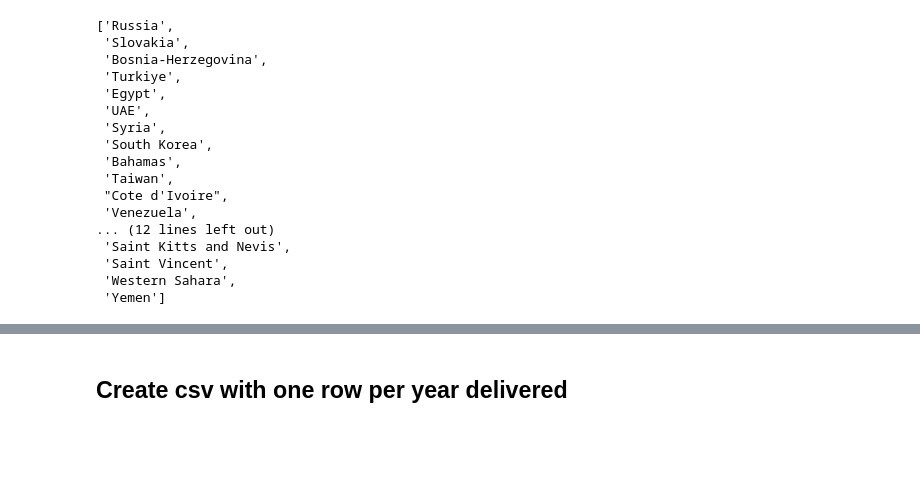
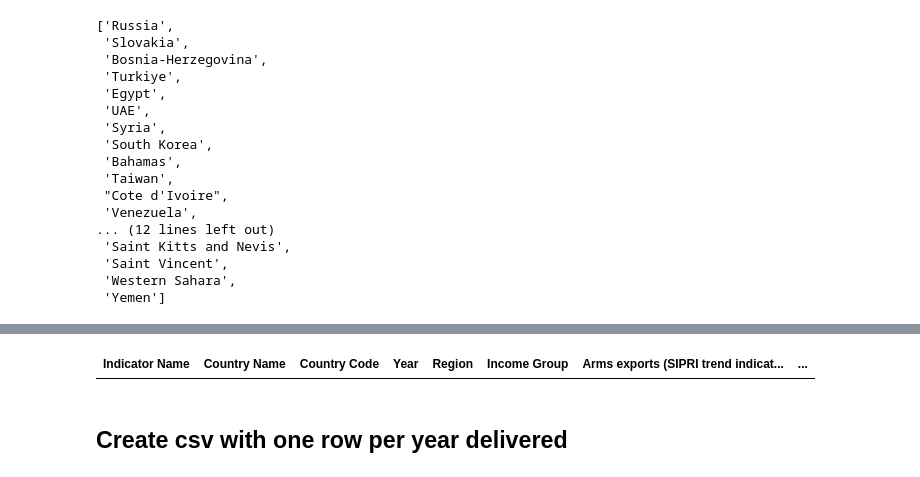
Before and after one commit to ClaytonB-3/arms-trade-proj, a Jupyter notebook: data_cleaning.ipynb, the cells around one changed output, grey strips where cells are left out. Cells and saved outputs as stored; diff of their text form; code cells hidden in the pictures; blank space fills up the shorter version.

```diff
--- a/data_cleaning.ipynb
+++ b/data_cleaning.ipynb
@@ -670,3 +750,7 @@ df.to_csv('final_data/cleaned_transfer_data.csv')
+# %%
+non_region_df[(non_region_df['Year']==2007)&(non_region_df['sipri_country_mapping']=='Turkey')]
+# %% [output]
+| Indicator Name | Country Name | Country Code | Year | Region | Income Group | Arms exports (SIPRI trend indicat... | ... |
 # %% [markdown]
 ## Create csv with one row per year delivered
 # %%
```
Also changed, not shown: parts of 15 cells of this notebook, 10 other files.
